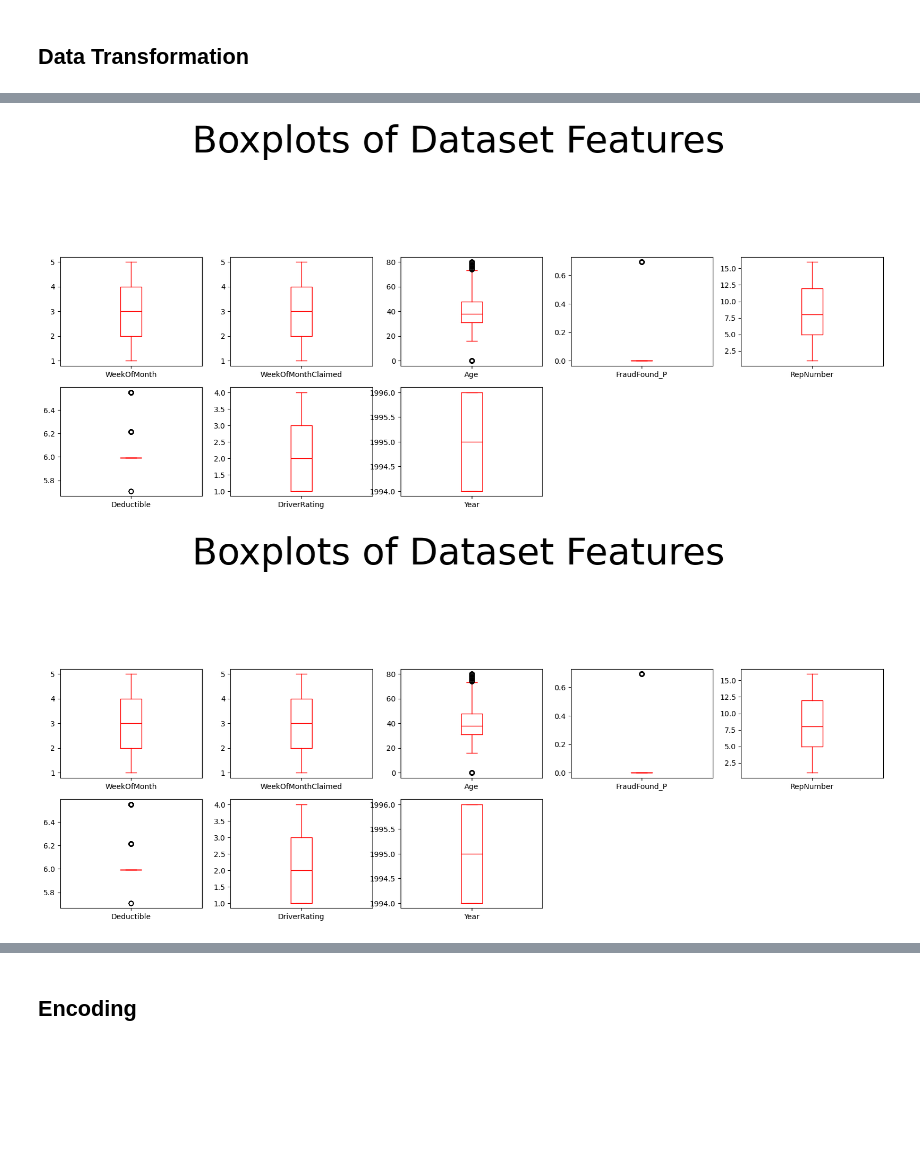
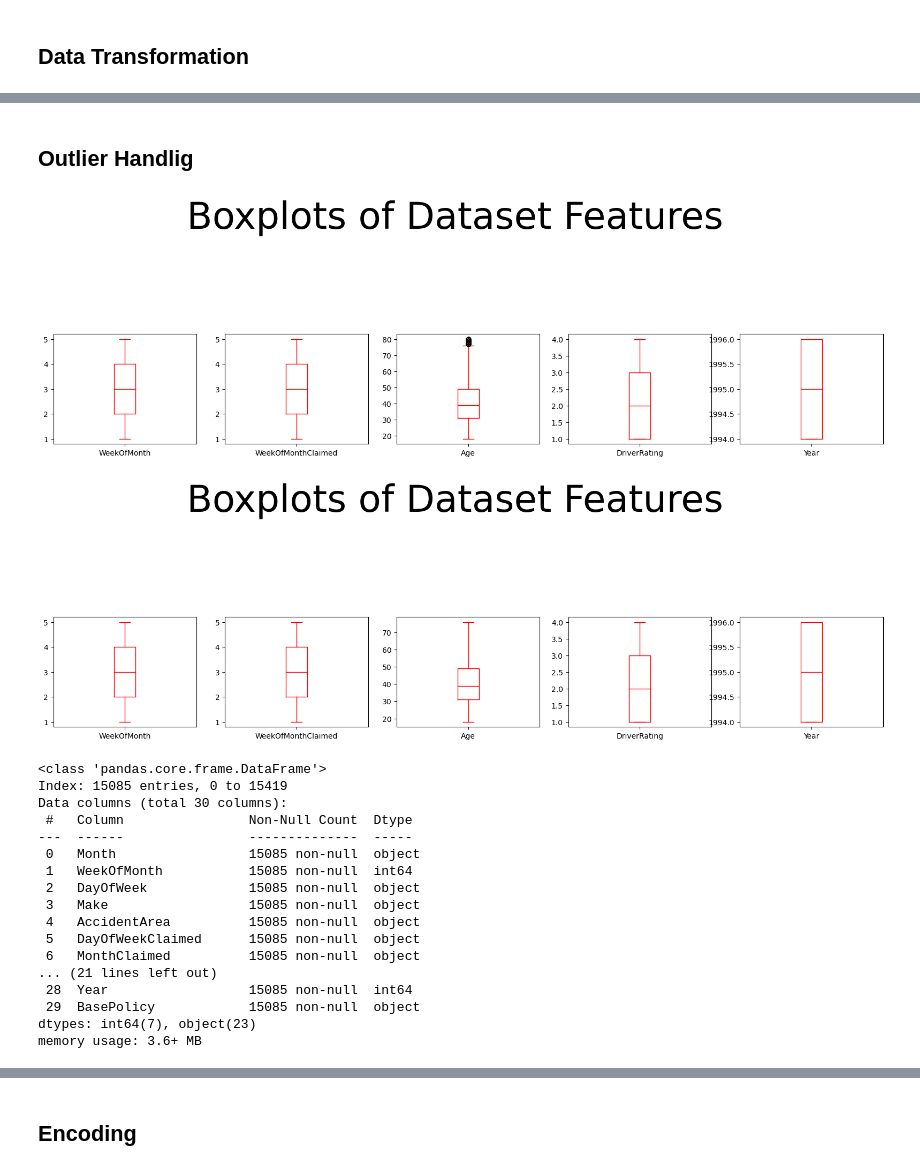
Before and after one commit to synaan/vehicle-claim-insurance, a Jupyter notebook: froud_oracle.ipynb, the cells around one changed output, grey strips where cells are left out. Cells and saved outputs as stored; diff of their text form; code cells hidden in the pictures; blank space fills up the shorter version.

```diff
--- a/froud_oracle.ipynb
+++ b/froud_oracle.ipynb
@@ -398,0 +514,2 @@ dtype: int64
+# %%
+df.drop(columns='NumberOfSuppliments',inplace=True)
@@ -399 +544,3 @@ dtype: int64
+# %%
+df.drop(columns='RepNumber',inplace=True)
 # %%
@@ -450,0 +575,2 @@ plt.show()
+# %%
+df=df[df["Age"]>=18]
@@ -472,5 +603 @@ Deductible            6.078803
 dtype: float64
-# %%
-
-df["FraudFound_P"] = np.log1p(df["FraudFound_P"])
-df["Deductible"] = np.log1p(df["Deductible"])
@@ -490,6 +633,9 @@ dtype: float64
+# %% [markdown]
+## Outlier Handlig
 # %%
-df.plot(kind="box",subplots=True,layout=(8,5),figsize=(20,25),color="red")
+out=["WeekOfMonth","WeekOfMonthClaimed","Age","DriverRating","Year"]
+df[out].plot(kind="box",subplots=True,layout=(8,5),figsize=(20,25),color="red")
 plt.suptitle("Boxplots of Dataset Features",fontsize=50)
 plt.show()
 # %% [output]
-[figure, old version]
+[figure, new version]
@@ -517,9 +651,30 @@ def remove_outliers_iqr(df,exclude_columns):
 # %%
-df.plot(kind="box",subplots=True,layout=(8,5),figsize=(20,25),color="red")
+out=["WeekOfMonth","WeekOfMonthClaimed","Age","DriverRating","Year"]
+df[out].plot(kind="box",subplots=True,layout=(8,5),figsize=(20,25),color="red")
 plt.suptitle("Boxplots of Dataset Features",fontsize=50)
 plt.show()
 # %% [output]
-[figure, old version]
+[figure, new version]
+# %%
+df.info()
+# %% [output]
+<class 'pandas.core.frame.DataFrame'>
+Index: 15085 entries, 0 to 15419
+Data columns (total 30 columns):
+ #   Column                Non-Null Count  Dtype
+---  ------                --------------  -----
+ 0   Month                 15085 non-null  object
+ 1   WeekOfMonth           15085 non-null  int64
+ 2   DayOfWeek             15085 non-null  object
+ 3   Make                  15085 non-null  object
+ 4   AccidentArea          15085 non-null  object
+ 5   DayOfWeekClaimed      15085 non-null  object
+ 6   MonthClaimed          15085 non-null  object
+... (21 lines left out)
+ 28  Year                  15085 non-null  int64
+ 29  BasePolicy            15085 non-null  object
+dtypes: int64(7), object(23)
+memory usage: 3.6+ MB
 # %%
 df.skew(numeric_only=True)
 # %% [output]
```
Also changed, not shown: parts of 74 cells of this notebook.
